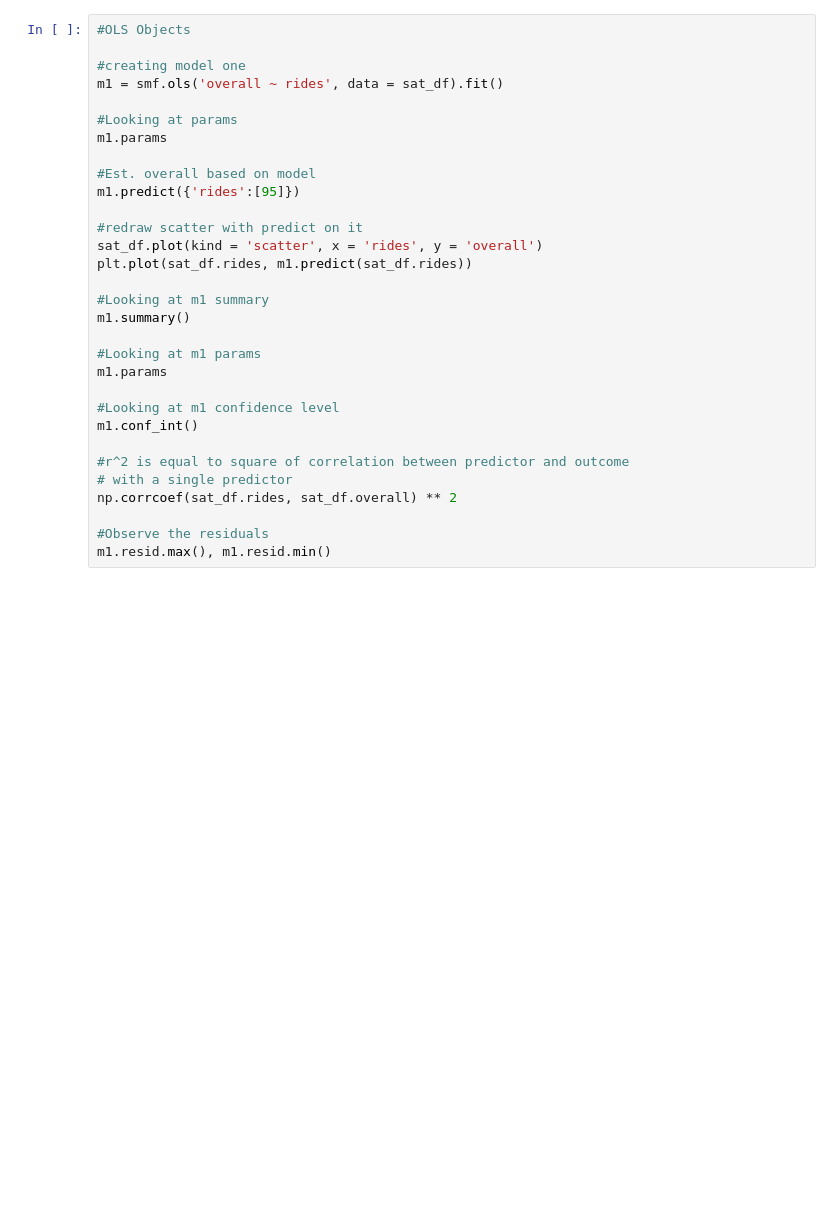
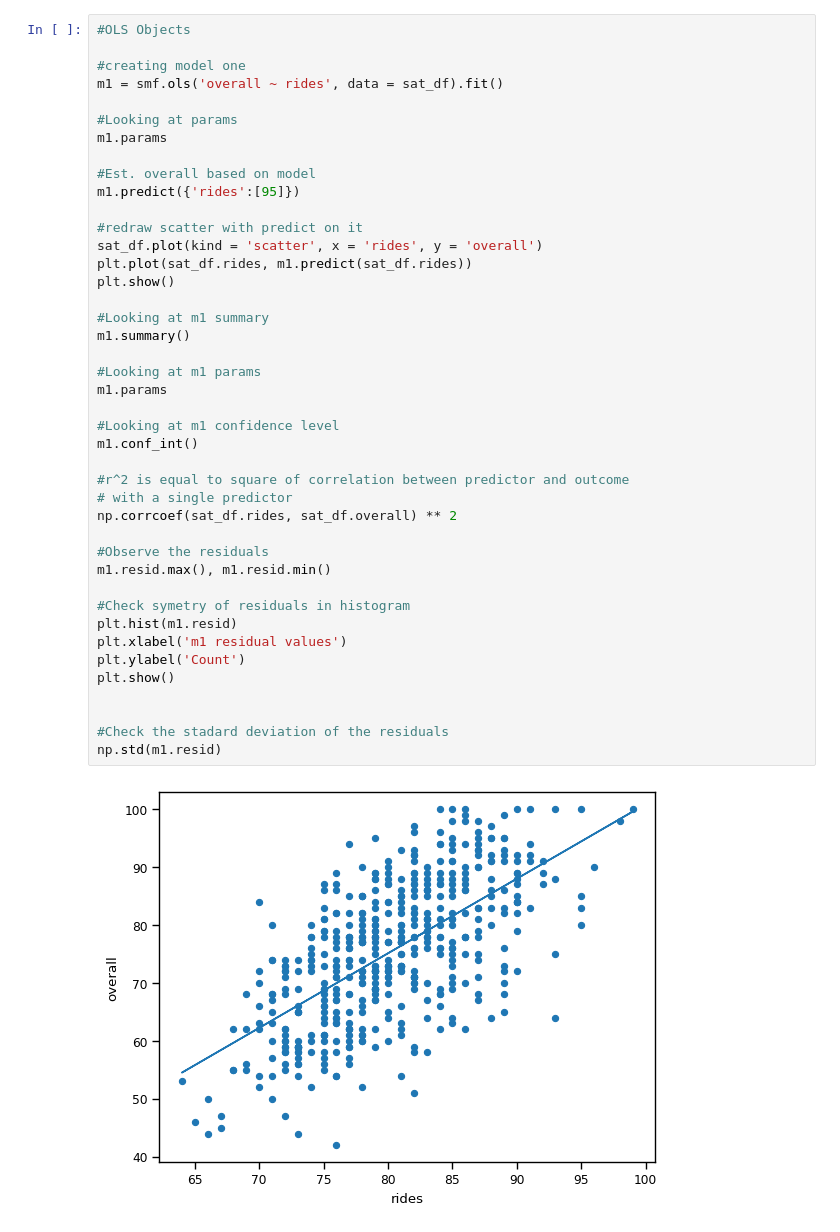
Before and after one commit to johnson80245/python, a Jupyter notebook: MRA Ch 7.ipynb, the cells around one changed output. Drawn from its saved outputs; the diff is of its cells as text; blank space fills up the shorter version.

```diff
--- a/MRA Ch 7.ipynb
+++ b/MRA Ch 7.ipynb
@@ -141,30 +134,42 @@ strong multicollinearity or other numerical problems.
 
 #creating model one
 m1 = smf.ols('overall ~ rides', data = sat_df).fit()
 
 #Looking at params
 m1.params
 
 #Est. overall based on model
 m1.predict({'rides':[95]})
 
 #redraw scatter with predict on it
 sat_df.plot(kind = 'scatter', x = 'rides', y = 'overall')
 plt.plot(sat_df.rides, m1.predict(sat_df.rides))
+plt.show()
 
 #Looking at m1 summary
 m1.summary()
 
 #Looking at m1 params
 m1.params
 
 #Looking at m1 confidence level
 m1.conf_int()
 
 #r^2 is equal to square of correlation between predictor and outcome
 # with a single predictor
 np.corrcoef(sat_df.rides, sat_df.overall) ** 2
 
 #Observe the residuals
 m1.resid.max(), m1.resid.min()
+
+#Check symetry of residuals in histogram
+plt.hist(m1.resid)
+plt.xlabel('m1 residual values')
+plt.ylabel('Count')
+plt.show()
+
+
+#Check the stadard deviation of the residuals
+np.std(m1.resid)
 # %% [output]
+[figure]
```
Also changed, not shown: parts of 10 cells of this notebook.
